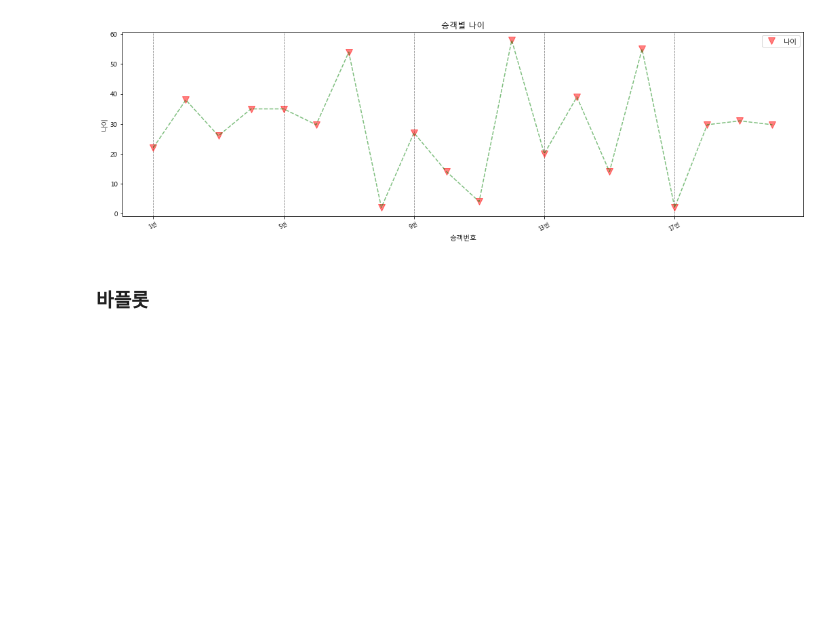
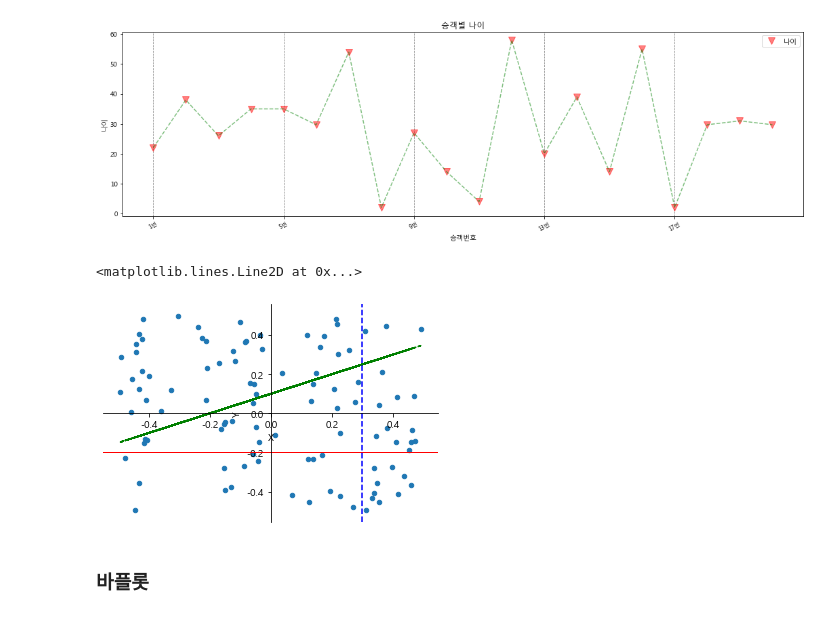
Before and after one commit to kinonia/python-note, a Jupyter notebook: 21.visualization-demo.ipynb, the cells around one changed output. Saved outputs shown, nothing was run; the diff lists cells and outputs as text; code cells hidden in the pictures; blank space fills up the shorter version.

```diff
--- a/21.visualization-demo.ipynb
+++ b/21.visualization-demo.ipynb
@@ -106,6 +106,21 @@ list(range(0,20,4))
 # %% [output]
 [0, 4, 8, 12, 16]
 [figure]
+# %%
+df = pd.DataFrame(np.random.rand(100, 2) - .5, columns=['X', 'Y'])
+
+ax = df.plot.scatter(x='X', y='Y')
+ax.spines['left'].set_position('center')
+ax.spines['right'].set_color('none')
+ax.spines['bottom'].set_position('center')
+ax.spines['top'].set_color('none')
+
+plt.plot(df['X'],    df['X'] * 0.5 + 0.1,    'g--')
+plt.axhline(y=-0.2, color='r', linewidth=1)
+plt.axvline(x=0.3, color='b', linestyle='--')
+# %% [output]
+<matplotlib.lines.Line2D at 0x...>
+[figure, added]
 # %% [markdown]
 ### 바플롯
 # %%
```
Also changed, not shown: parts of 1 cell of this notebook, 1 other file.
